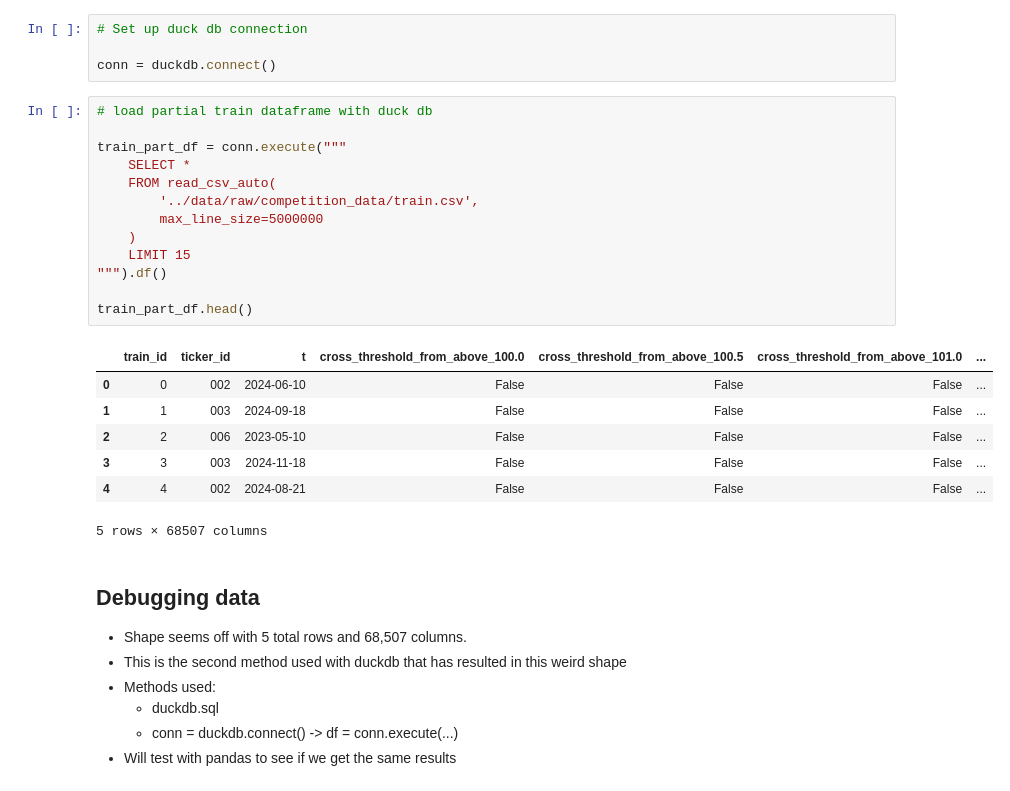
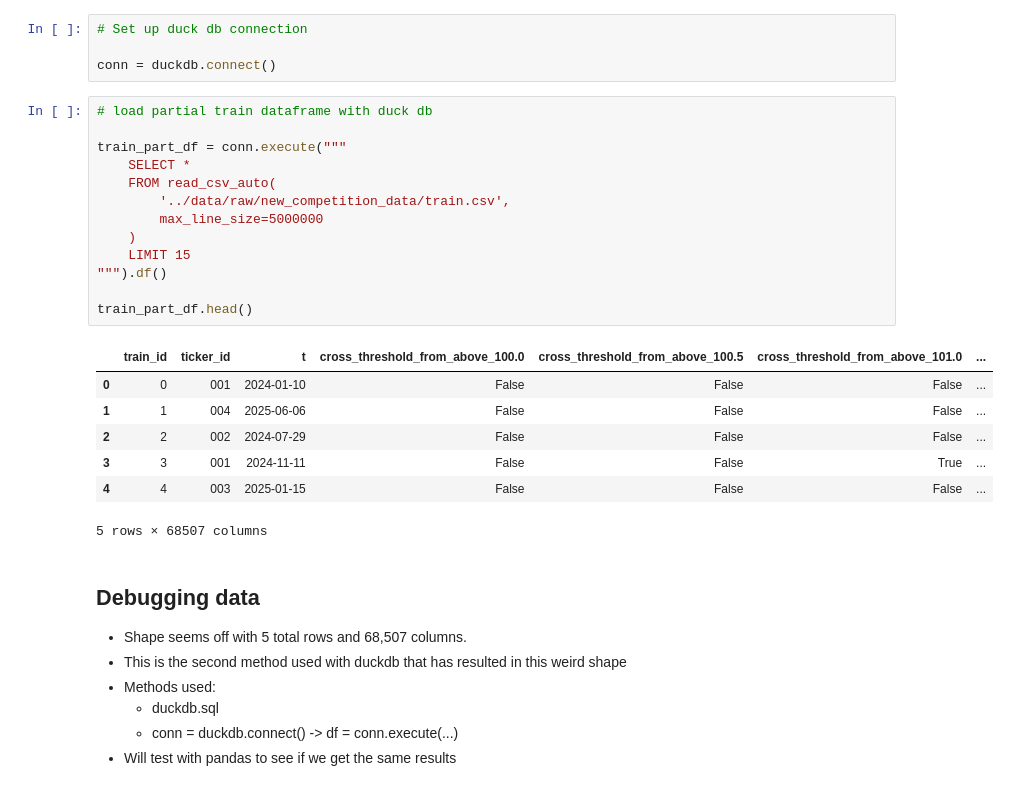
Before and after one commit to Brice-Machine-Learning/Kaggle-Detect-Reversal-Points-in-US-Equities, a Jupyter notebook: notebooks/00_baseline.ipynb, the cells around one changed output. Drawn from its saved outputs; the diff is of its cells as text.

```diff
--- a/notebooks/00_baseline.ipynb
+++ b/notebooks/00_baseline.ipynb
@@ -55,23 +55,23 @@ conn = duckdb.connect()
 # %%
 # load partial train dataframe with duck db
 
 train_part_df = conn.execute("""
     SELECT *
     FROM read_csv_auto(
-        '../data/raw/competition_data/train.csv',
+        '../data/raw/new_competition_data/train.csv',
         max_line_size=5000000
     )
     LIMIT 15
 """).df()
 
 train_part_df.head()
 # %% [output]
 |  | train_id | ticker_id | t | cross_threshold_from_above_100.0 | cross_threshold_from_above_100.5 | cross_threshold_from_above_101.0 | ... |
-| 0 | 0 | 002 | 2024-06-10 | False | False | False | ... |
-| 1 | 1 | 003 | 2024-09-18 | False | False | False | ... |
-| 2 | 2 | 006 | 2023-05-10 | False | False | False | ... |
-| 3 | 3 | 003 | 2024-11-18 | False | False | False | ... |
-| 4 | 4 | 002 | 2024-08-21 | False | False | False | ... |
+| 0 | 0 | 001 | 2024-01-10 | False | False | False | ... |
+| 1 | 1 | 004 | 2025-06-06 | False | False | False | ... |
+| 2 | 2 | 002 | 2024-07-29 | False | False | False | ... |
+| 3 | 3 | 001 | 2024-11-11 | False | False | True | ... |
+| 4 | 4 | 003 | 2025-01-15 | False | False | False | ... |
 5 rows × 68507 columns
 # %% [markdown]
 ## Debugging data
```
Also changed, not shown: parts of 13 cells of this notebook, 2 other files.
